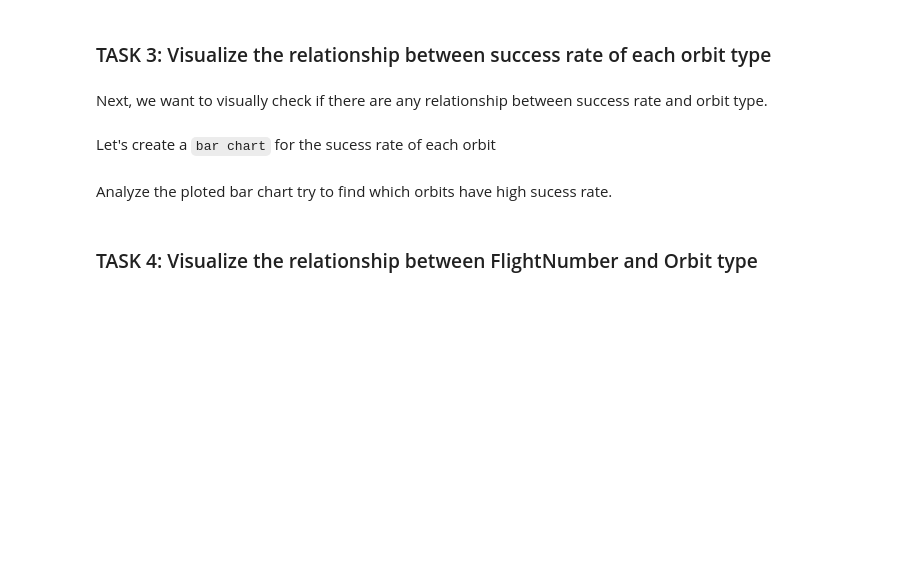
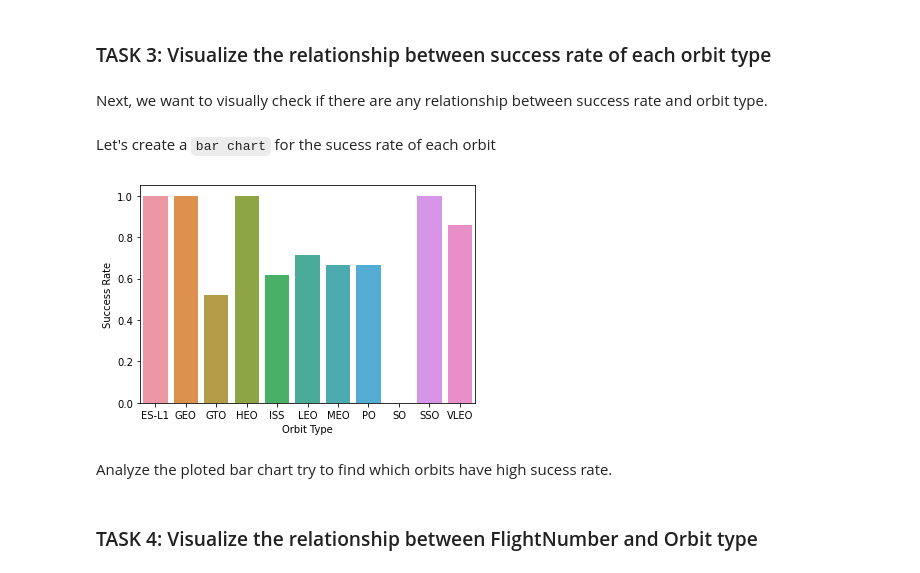
Before and after one commit to dsantos003/CapstoneRepository, a Jupyter notebook: EDA with Data Visualization.ipynb, the cells around one changed output. Saved outputs shown, nothing was run; the diff lists cells and outputs as text; code cells hidden in the pictures; blank space fills up the shorter version.

```diff
--- a/EDA with Data Visualization.ipynb
+++ b/EDA with Data Visualization.ipynb
@@ -108,6 +114,14 @@ Next, we want to visually check if there are any relationship between success ra
 Let's create a `bar chart` for the sucess rate of each orbit
 # %%
 # HINT use groupby method on Orbit column and get the mean of Class column
+class_mean = df.groupby('Orbit')["Class"].mean().to_frame()
+class_mean.reset_index(inplace=True)
+sns.barplot(x="Orbit", y="Class", data=class_mean)
+plt.xlabel("Orbit Type")
+plt.ylabel("Success Rate")
+plt.show()
+# %% [output]
+[figure, added]
 # %% [markdown]
 Analyze the ploted bar chart try to find which orbits have high sucess rate.
 # %% [markdown]
```
Also changed, not shown: parts of 5 cells of this notebook.
